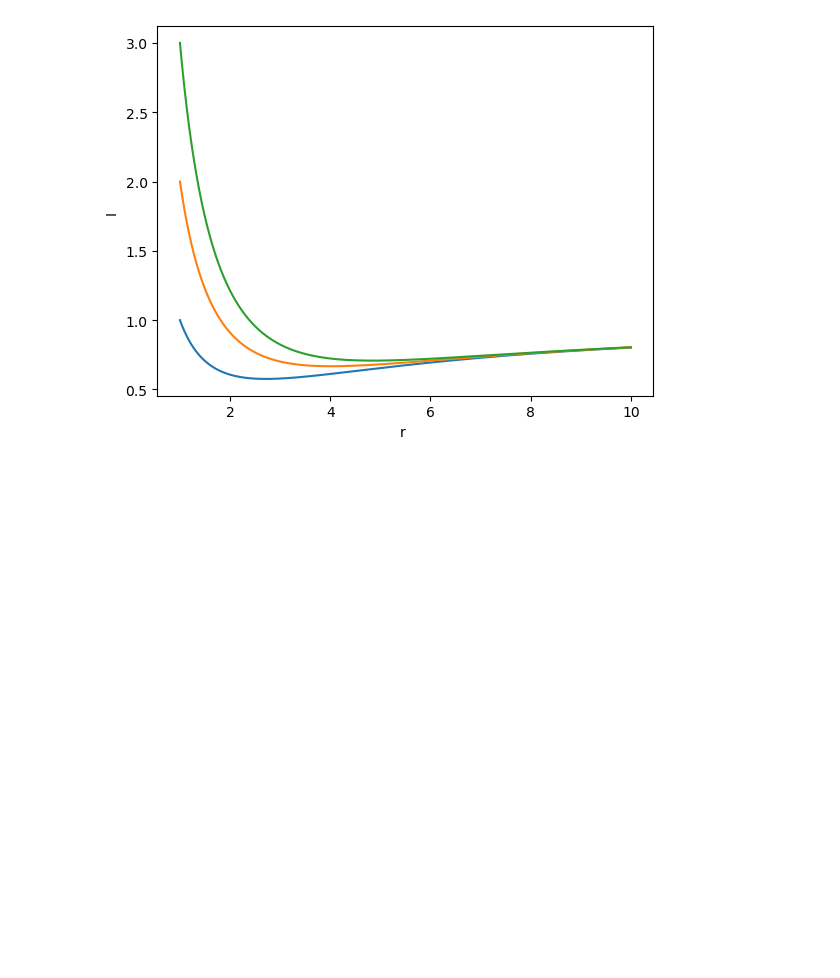
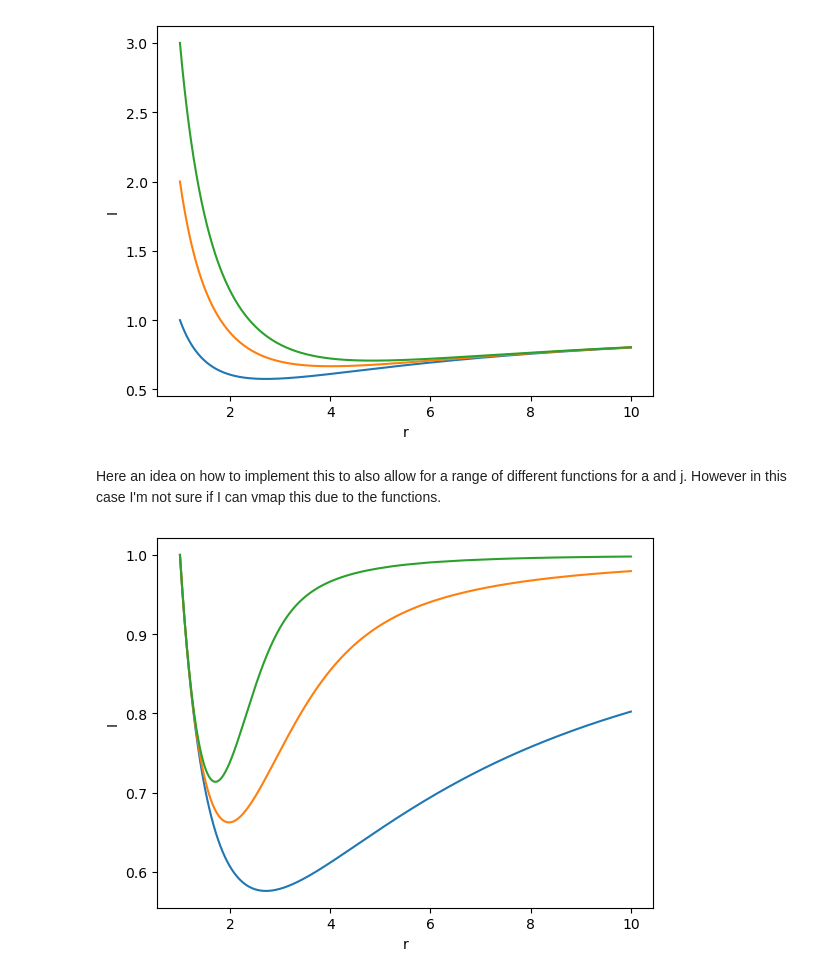
Before and after one commit to RuneRost/RadiativeTransfer, a Jupyter notebook: RTE_sphercial_symmetry.ipynb, the cells around one changed output. Saved outputs shown, nothing was run; the diff lists cells and outputs as text; code cells hidden in the pictures; blank space fills up the shorter version.

Commit message:
Also implemented a version that allows for variable functions in data generation

```diff
--- a/RTE_sphercial_symmetry.ipynb
+++ b/RTE_sphercial_symmetry.ipynb
@@ -170,3 +172,5 @@ plt.ylabel('I')
 plt.show()
 # %% [output]
 [figure]
+# %% [markdown]
+Here an idea on how to implement this to also allow for a range of different functions for a and j. However in this case I'm not sure if I can vmap this due to the functions.
@@ -172,0 +234,19 @@ plt.show()
+# %%
+# arrays for different starting values -> keep in mind to not use r0 = 0
+r0s = jnp.array([1.0, 1.0, 1.0])
+r1s = jnp.array([10.0, 10.0, 10.0])
+I0s = jnp.array([1.0, 1.0, 1.0])
+a_funcs = [absorption1, absorption2, absorption3]
+j_funcs = [emission1, emission2, emission3]
+
+
+training_data_variable_funcions = create_data_spherical_symmetry_variable_functions(r0s, r1s, I0s, 0.1, a_funcs, j_funcs)
+# %%
+for i in range(len(training_data_variable_funcions)):
+    plt.plot(training_data_variable_funcions[i][0], training_data_variable_funcions[i][1])
+
+plt.xlabel('r')
+plt.ylabel('I')
+plt.show()
+# %% [output]
+[figure, added]
```
Also changed, not shown: parts of 2 cells of this notebook.
